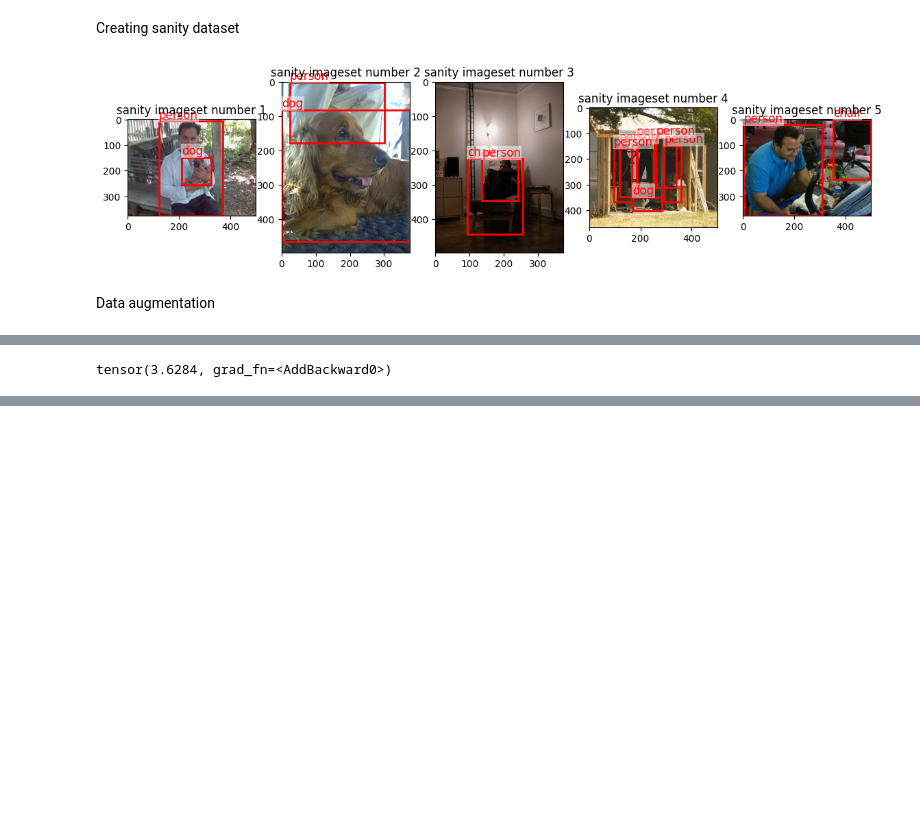
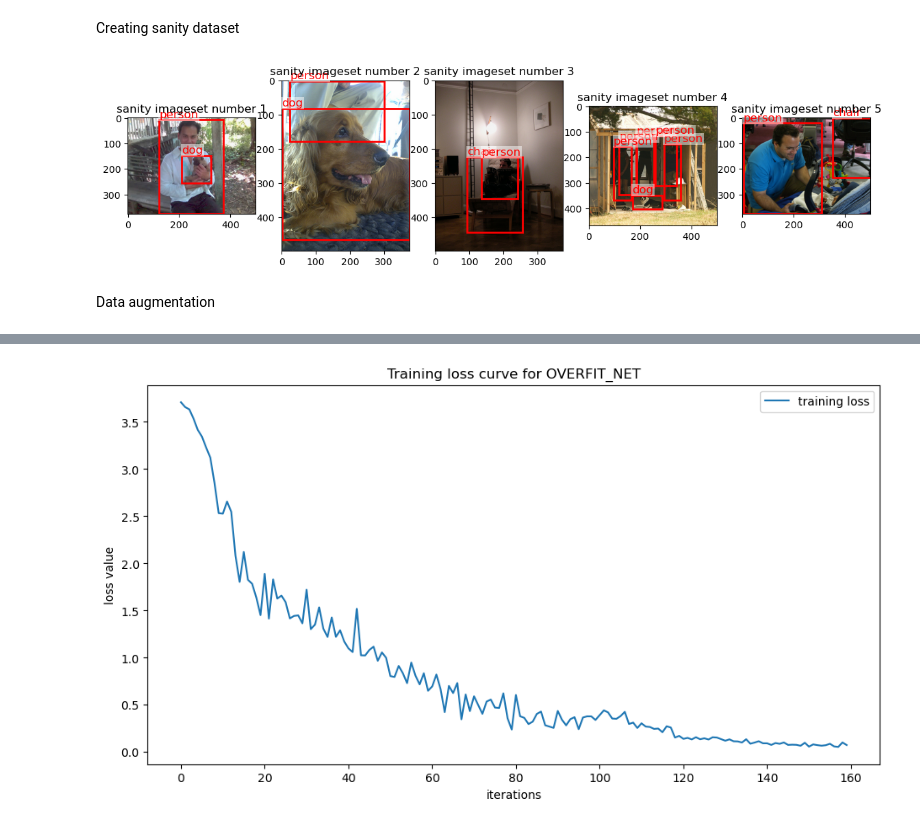
Before and after one commit to tofuuuuuuu/cs484-final-project, a Jupyter notebook: wsss.ipynb, the cells around one changed output, grey strips where cells are left out. Saved outputs shown, nothing was run; the diff lists cells and outputs as text; code cells hidden in the pictures; blank space fills up the shorter version.

```diff
--- a/wsss.ipynb
+++ b/wsss.ipynb
@@ -339,12 +322,10 @@ def cam_loss(result, target, threshold):
   return loss
 
 def loss(result, target):
-  loss = tag_consistency(result, target) + cam_loss(result, target, 0.3)
+  loss = 0.0
+  loss += tag_consistency(result, target)
+  loss += cam_loss(result, target, 0.3)
   return loss
-
-print(loss(untrained_output, sample_data.unsqueeze(0)))
-# %% [output]
-tensor(3.6284, grad_fn=<AddBackward0>)
 # %%
 def get_optimizer(net):
     optimizer = torch.optim.Adam(net.parameters(), lr=0.0001)
@@ -358,12 +339,14 @@ def train(train_loader, net, optimizer, loss_graph, criterion = loss):
 
     for i, data in enumerate(train_loader):
 
-        inputs, gts = data
+        inputs, target = data
+        inputs = inputs.to(device)
+        target = target.to(device)
 
         optimizer.zero_grad()
 
         outputs = net.forward(inputs)
-        loss = criterion(outputs, gts)
+        loss = criterion(outputs, target)
         loss.backward()
         optimizer.step()
 
@@ -375,19 +358,12 @@ def train(train_loader, net, optimizer, loss_graph, criterion = loss):
     val_loss = total_loss / len(train_loader)
     return val_loss
 # %%
-%%time
-import copy
+untrained_net = DinoNuggets(dino_backbone, NUM_CLASSES).to(device).eval()
 
-# The whole training on a single image (20-40 epochs) should take only a minute or two on a CPU (and a few seconds on GPU).
-# Below we create a (deep) copy of untrained_net and train it on a single training image (leading to gross overfitting).
-# Later, we will create a separate (deep) copy of untrained_net to be trained on full training dataset.
-# NOTE: Normally, one can create a new net via declaration new_net = MyNet(21). But, randomization of weights when new nets
-# are declared that way creates *different* untrained nets. This notebook compares different versions of network training.
-# For this comparison to be direct and fair, it is better to train (deep) copies of the exact same untrained_net.
-overfit_net = copy.deepcopy(untrained_net)
+overfit_net = copy.deepcopy(untrained_net).to(device)
 
 # You can change the number of EPOCHS
-EPOCH = 20
+EPOCH = 40
 
 # switch to train mode (original untrained_net was set to eval mode)
 overfit_net.train()
@@ -433,2 +409,3 @@ Epoch: 15 Loss: 3.1322474479675293
+[figure, added]
 # %%
  # Test untrained model on sample image
```
Also changed, not shown: parts of 8 cells of this notebook.
